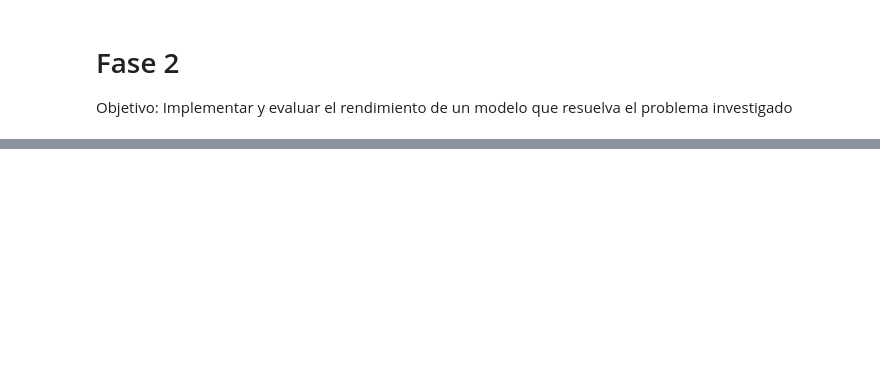
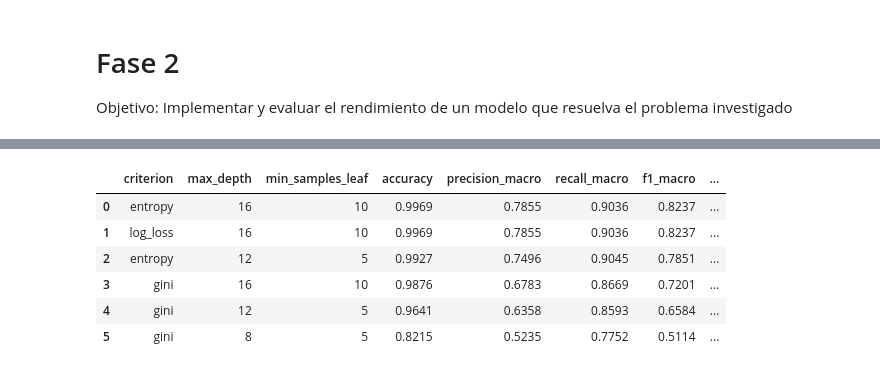
Before and after one commit to Javilejoo/Intrusion_Detection_System, a Jupyter notebook: data_mining.ipynb, the cells around one changed output, grey strips where cells are left out. Saved outputs shown, nothing was run; the diff lists cells and outputs as text; code cells hidden in the pictures; blank space fills up the shorter version.

```diff
--- a/data_mining.ipynb
+++ b/data_mining.ipynb
@@ -455,0 +572,45 @@ Objetivo: Implementar y evaluar el rendimiento de un modelo que resuelva el prob
+# %%
+candidate_params = [
+    {'criterion': 'gini', 'max_depth': 8, 'min_samples_leaf': 5},
+    {'criterion': 'gini', 'max_depth': 12, 'min_samples_leaf': 5},
+    {'criterion': 'gini', 'max_depth': 16, 'min_samples_leaf': 10},
+    {'criterion': 'entropy', 'max_depth': 12, 'min_samples_leaf': 5},
+    {'criterion': 'entropy', 'max_depth': 16, 'min_samples_leaf': 10},
+    {'criterion': 'log_loss', 'max_depth': 16, 'min_samples_leaf': 10},
+]
+
+validation_rows = []
+for params in candidate_params:
+    model = DecisionTreeClassifier(random_state=42, class_weight='balanced', **params)
+    model.fit(X_train, y_train)
+    y_val_pred = model.predict(X_val)
+    precision_macro, recall_macro, f1_macro, _ = precision_recall_fscore_support(
+        y_val, y_val_pred, average='macro', zero_division=0
+    )
+    precision_weighted, recall_weighted, f1_weighted, _ = precision_recall_fscore_support(
+        y_val, y_val_pred, average='weighted', zero_division=0
+    )
+    validation_rows.append({
+        **params,
+        'accuracy': accuracy_score(y_val, y_val_pred),
+        'precision_macro': precision_macro,
+        'recall_macro': recall_macro,
+        'f1_macro': f1_macro,
+        'precision_weighted': precision_weighted,
+        'recall_weighted': recall_weighted,
+        'f1_weighted': f1_weighted,
+    })
+
+validation_results = pd.DataFrame(validation_rows).sort_values(
+    by=['f1_macro', 'f1_weighted', 'accuracy'], ascending=False
+).reset_index(drop=True)
+
+display(validation_results.round(4))
+# %% [output]
+|  | criterion | max_depth | min_samples_leaf | accuracy | precision_macro | recall_macro | f1_macro | ... |
+| 0 | entropy | 16 | 10 | 0.9969 | 0.7855 | 0.9036 | 0.8237 | ... |
+| 1 | log_loss | 16 | 10 | 0.9969 | 0.7855 | 0.9036 | 0.8237 | ... |
+| 2 | entropy | 12 | 5 | 0.9927 | 0.7496 | 0.9045 | 0.7851 | ... |
+| 3 | gini | 16 | 10 | 0.9876 | 0.6783 | 0.8669 | 0.7201 | ... |
+| 4 | gini | 12 | 5 | 0.9641 | 0.6358 | 0.8593 | 0.6584 | ... |
+| 5 | gini | 8 | 5 | 0.8215 | 0.5235 | 0.7752 | 0.5114 | ... |
```
Also changed, not shown: parts of 20 cells of this notebook, 4 other files.
